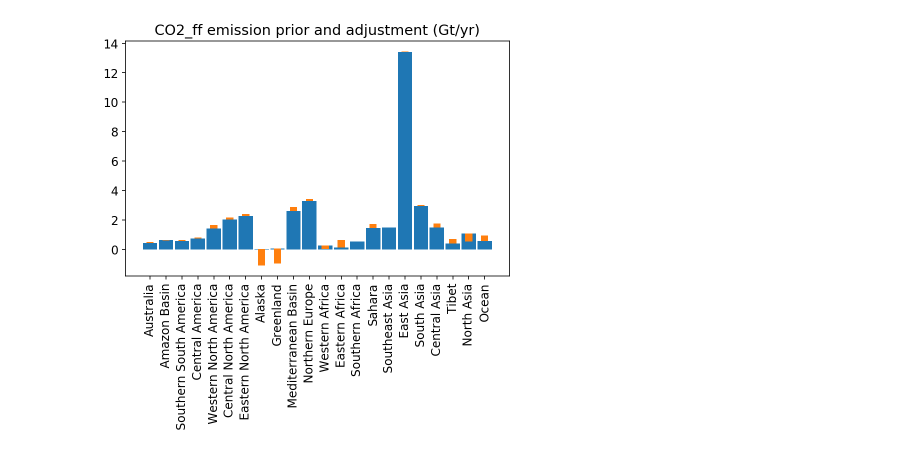
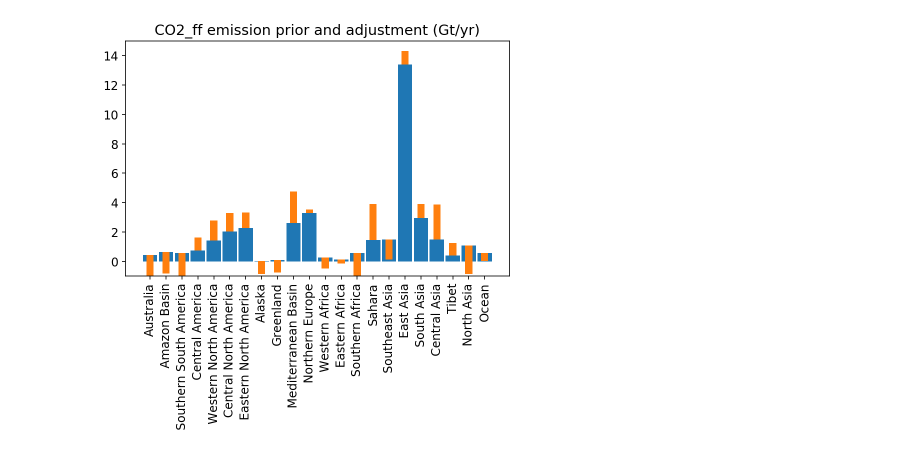
Before and after one commit to MehliyarSadiq/geoschem_simulations, a Jupyter notebook: inversion/satellite/oco-2/4.inversion.ipynb, the cells around one changed output. Cells and saved outputs as stored; diff of their text form; code cells hidden in the pictures.

```diff
--- a/inversion/satellite/oco-2/4.inversion.ipynb
+++ b/inversion/satellite/oco-2/4.inversion.ipynb
@@ -42,0 +46,3 @@ diff.plot()
+# %%
+xco2_error = ds_xco2['xco2_error']
+xco2_error.plot()
@@ -59,0 +70,4 @@ plt.plot(diff_slice) # same as above, excluded nan values
+# %%
+xco2_error_slice = xco2_error[ind].values
+print(len(xco2_error_slice))
+plt.plot(xco2_error_slice) # same as above, excluded nan values
@@ -75,13 +113,7 @@ plt.plot(del_Y_matrix[:,10])
 # %%
-del_Y_tran = np.matrix.transpose(del_Y_matrix)
-first = np.matmul(del_Y_matrix,del_Y_tran)
-print(np.shape(first))
-
-random_error = np.random.random_sample(length)
-#random_error = np.random.randn(length)
-obs_error = np.empty((length,length))
+obs_error = np.zeros((length,length))
 print(np.shape(obs_error))
 for idiag in range(length):
-    obs_error[idiag, idiag] = random_error[idiag]
+    obs_error[idiag, idiag] = xco2_error_slice[idiag] + 2.5 #random_error[idiag]
 obs_error
 # %% [output]
@@ -135,8 +170,6 @@ array([0.31063885, 0.12153749, 0.55607158, 0.1244795 , 0.93436675,
 # %%
-#random_error = np.random.random_sample(22)
 del_X_f = np.zeros((22,22))
 for idiag in range(22):
-    del_X_f[idiag,idiag] = 1.0/21 # GrC/yr
-#del_X_f
+    del_X_f[idiag,idiag] = 1.0  #/21 # GrC/yr
 # %%
 k_e = np.matmul(del_X_f,third)
@@ -159,16 +210,13 @@ fig.savefig(output_directory+'adjustment_' + name_month +'.png', dpi=300)
 # %%
-df = pd.read_csv(input_directory + 'base_emission.csv')
-region_names = df['name'].values
-prior_emission = df['emission'].values
-
 fig = plt.figure(figsize=[6, 6])
 width = 0.9
 plt.bar(region_names, prior_emission, width)
-plt.bar(region_names, adjust, width*0.5, bottom = prior_emission)
+plt.bar(region_names, adjust,         width*0.5, bottom = prior_emission)
+plt.ylim(top   = 15,bottom = -1)
 plt.title('CO2_ff emission prior and adjustment (Gt/yr)')
 plt.xticks(rotation=90)
 fig.tight_layout()
 
 fig.savefig(output_directory+'posterior_' + name_month +'.png', dpi=300)
 # %% [output]
-[figure, old version]
+[figure, new version]
```
Also changed, not shown: parts of 18 cells of this notebook, 5 other files.
